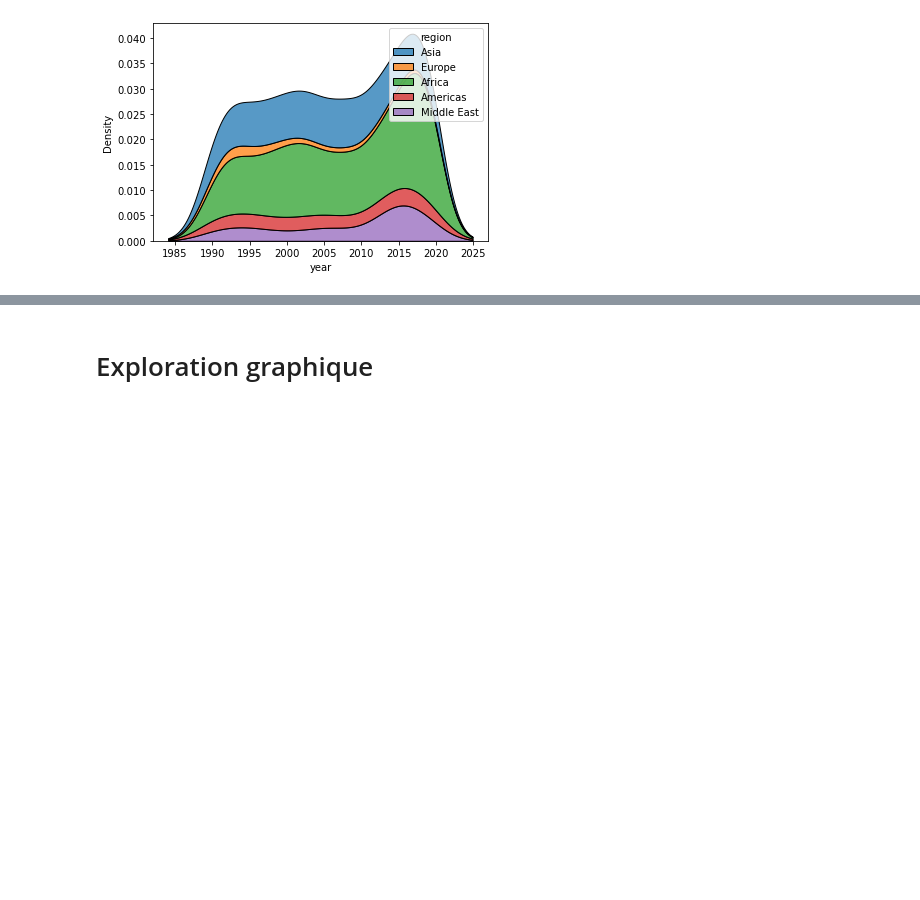
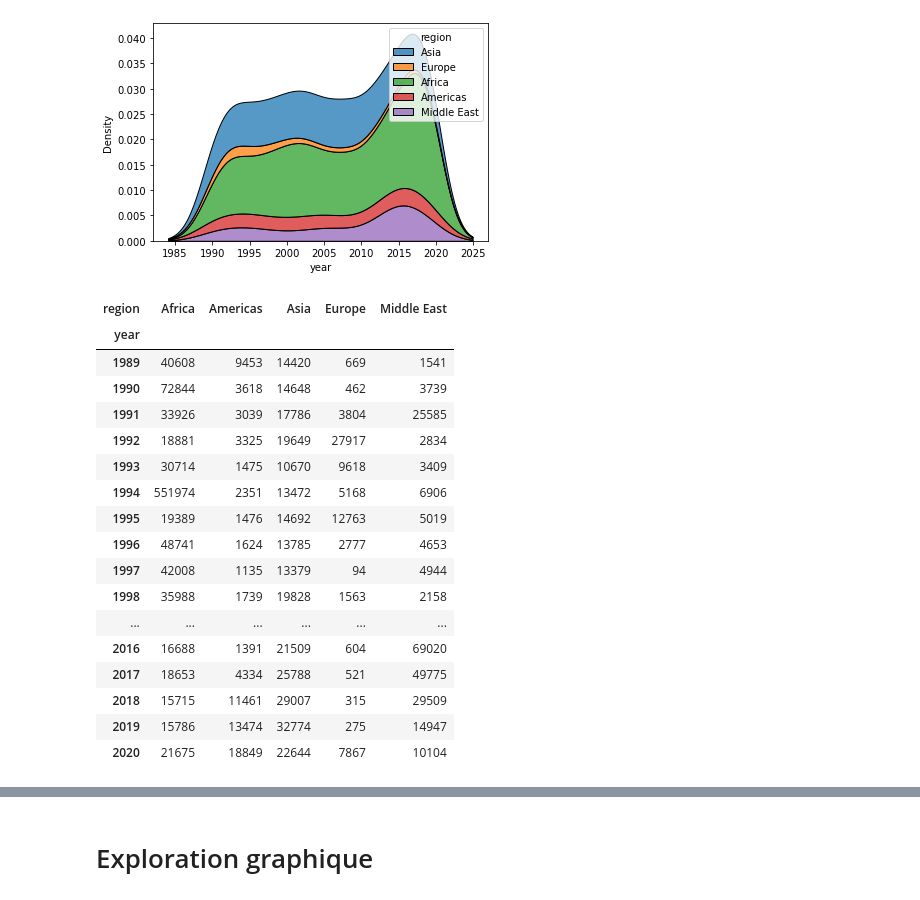
Before and after one commit to LexAdrim/UCDP-project, a Jupyter notebook: main.ipynb, the cells around one changed output, grey strips where cells are left out. Drawn from its saved outputs; the diff is of its cells as text; code cells hidden in the pictures; blank space fills up the shorter version.

```diff
--- a/main.ipynb
+++ b/main.ipynb
@@ -263,3 +263,26 @@ sns.kdeplot(data=df_visu_unique_conflit,x='year', hue='region', multiple='stack'
 # %% [output]
 <matplotlib.axes._subplots.AxesSubplot at 0x...>
 [figure]
+# %%
+#nombre de morts par région (area plot)
+df_morts_region = df.pivot_table(values='best', index='year', columns='region', aggfunc=sum)
+df_morts_region
+# %% [output]
+| region | Africa | Americas | Asia | Europe | Middle East |
+| year |  |  |  |  |  |
+| 1989 | 40608 | 9453 | 14420 | 669 | 1541 |
+| 1990 | 72844 | 3618 | 14648 | 462 | 3739 |
+| 1991 | 33926 | 3039 | 17786 | 3804 | 25585 |
+| 1992 | 18881 | 3325 | 19649 | 27917 | 2834 |
+| 1993 | 30714 | 1475 | 10670 | 9618 | 3409 |
+| 1994 | 551974 | 2351 | 13472 | 5168 | 6906 |
+| 1995 | 19389 | 1476 | 14692 | 12763 | 5019 |
+| 1996 | 48741 | 1624 | 13785 | 2777 | 4653 |
+| 1997 | 42008 | 1135 | 13379 | 94 | 4944 |
+| 1998 | 35988 | 1739 | 19828 | 1563 | 2158 |
+| ... | ... | ... | ... | ... | ... |
+| 2016 | 16688 | 1391 | 21509 | 604 | 69020 |
+| 2017 | 18653 | 4334 | 25788 | 521 | 49775 |
+| 2018 | 15715 | 11461 | 29007 | 315 | 29509 |
+| 2019 | 15786 | 13474 | 32774 | 275 | 14947 |
+| 2020 | 21675 | 18849 | 22644 | 7867 | 10104 |
```
Also changed, not shown: parts of 1 cell of this notebook.
